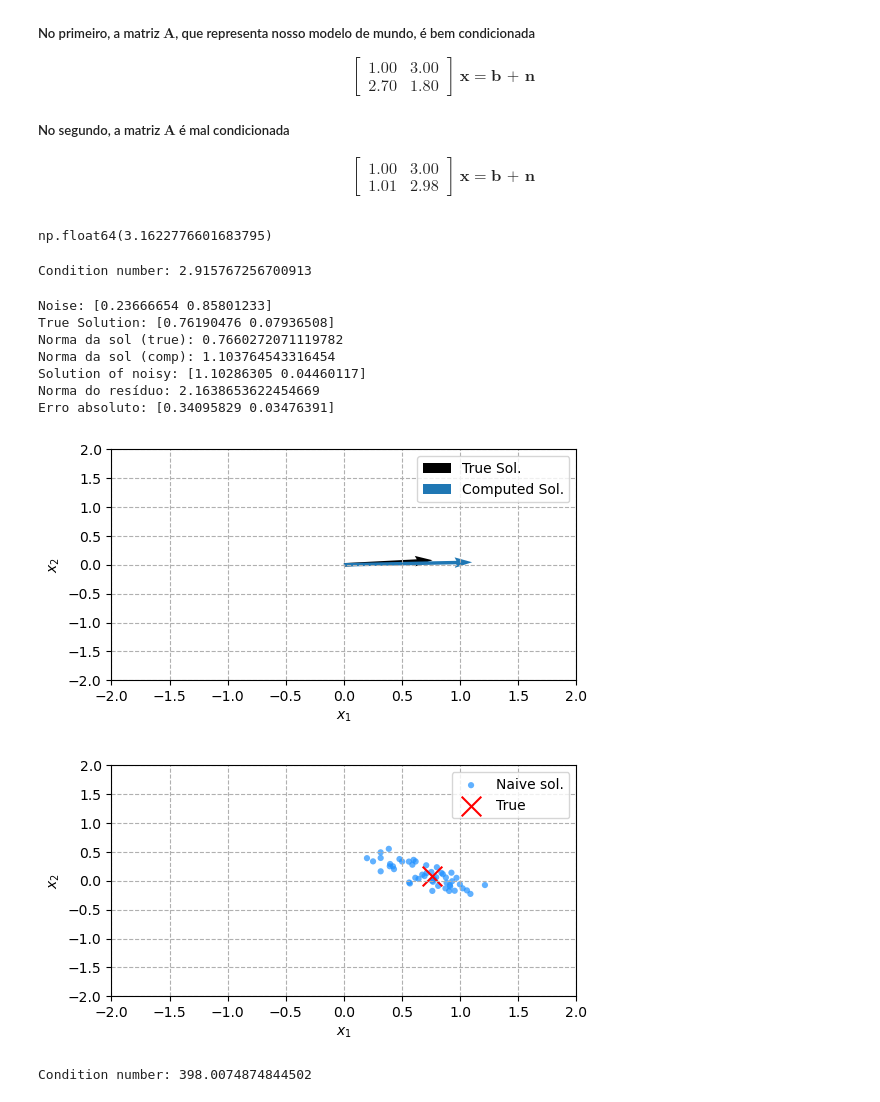
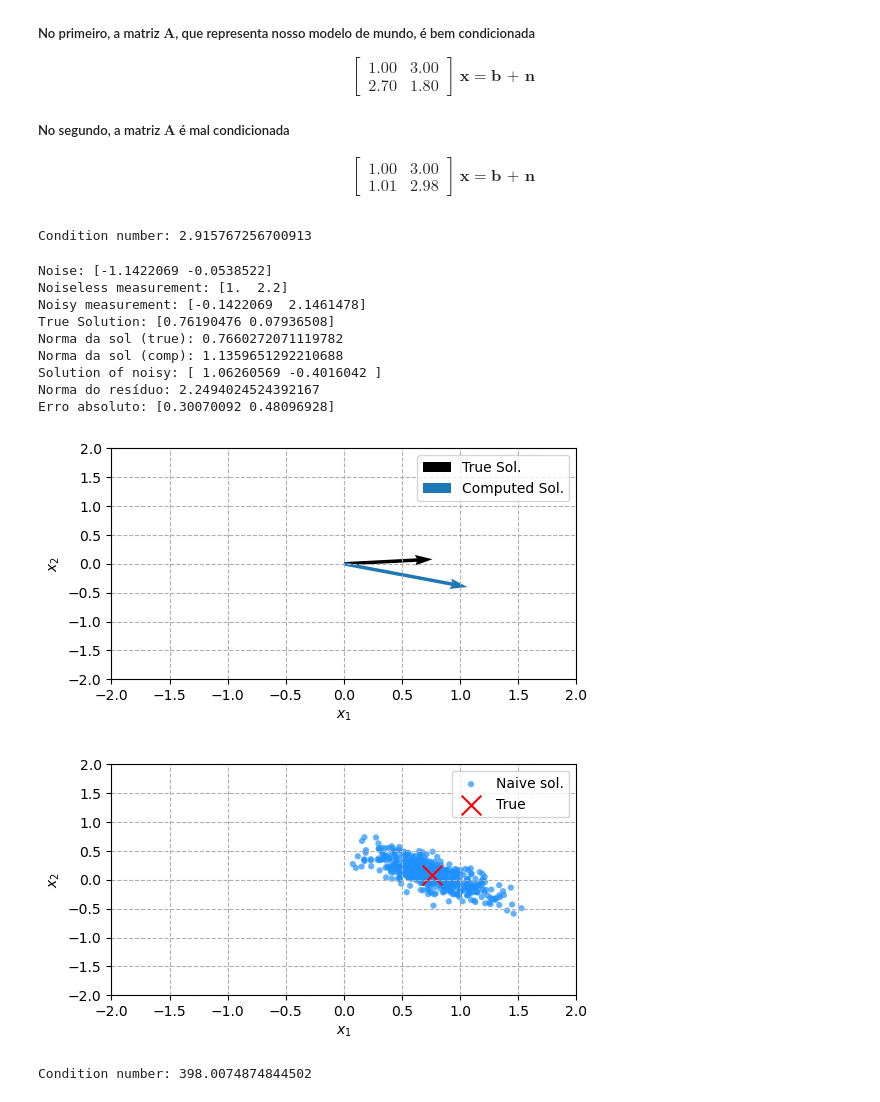
Before and after one commit to eric-brandao/problemas-inversos-discretos, a Jupyter notebook: 3_Matrizes/Matrizes.ipynb, the cells around one changed output. Saved outputs shown, nothing was run; the diff lists cells and outputs as text; code cells hidden in the pictures.

```diff
--- a/3_Matrizes/Matrizes.ipynb
+++ b/3_Matrizes/Matrizes.ipynb
@@ -777,11 +778,6 @@ em que $\textbf{n}$ tem, geralmente, natureza aleatória. Cada vez que medimos,
 \begin{bmatrix} 1.00 & 3.00 \\ 1.01 & 2.98 \end{bmatrix} \ \textbf{x} =
 \textbf{b + n}
 \end{gather}
-# %%
-np.linalg.norm([2.7, 1.8])
-np.linalg.norm([1, 3])
-# %% [output]
-np.float64(3.1622776601683795)
 # %%
 # Model - Caso 1
 A1 = np.array([[1.00, 3.00],[2.70, 1.80]])
@@ -803,6 +799,8 @@ bn = b + n
 # solution
 xn = A1inv @ bn
 print("Noise: {}".format(n))
+print("Noiseless measurement: {}".format(b))
+print("Noisy measurement: {}".format(bn))
 print("True Solution: {}".format(x_true))
 print("Norma da sol (true): {}".format(np.linalg.norm(x_true)))
 print("Norma da sol (comp): {}".format(np.linalg.norm(xn)))
@@ -821,36 +819,38 @@ plt.ylim((-2,2))
 plt.xlabel(r"$x_1$")
 plt.ylabel(r"$x_2$");
 # %% [output]
-Noise: [0.23666654 0.85801233]
+Noise: [-1.1422069 -0.0538522]
+Noiseless measurement: [1.  2.2]
+Noisy measurement: [-0.1422069  2.1461478]
 True Solution: [0.76190476 0.07936508]
 Norma da sol (true): 0.7660272071119782
-Norma da sol (comp): 1.103764543316454
-Solution of noisy: [1.10286305 0.04460117]
-Norma do resíduo: 2.1638653622454669
-Erro absoluto: [0.34095829 0.03476391]
+Norma da sol (comp): 1.1359651292210688
+Solution of noisy: [ 1.06260569 -0.4016042 ]
+Norma do resíduo: 2.2494024524392167
+Erro absoluto: [0.30070092 0.48096928]
-[figure, old version]
+[figure, new version]
 # %%
-n_meas = 50
+n_meas = 500
 xn = np.zeros((x_true.shape[0], n_meas))
 for i in range(n_meas):
     # Noise
     n = np.random.normal(loc = 0.0, scale = 0.5, size = len(b))
     # Noisy measurement
     bn = b + n
     # solution
     xn[:,i] = A1inv @ bn
 
 plt.figure(figsize = (6,3))
 plt.scatter(xn[0,:], xn[1,:], marker = 'o', color = 'dodgerblue', edgecolors = 'none', s = 20, alpha = 0.7, label = 'Naive sol.')
 plt.scatter(x_true[0], x_true[1], marker = 'x', color = 'r', s = 200,  label = 'True')
 plt.legend()
 plt.grid(linestyle = '--')
 plt.xlim((-2,2))
 plt.ylim((-2,2))
 plt.xlabel(r"$x_1$")
 plt.ylabel(r"$x_2$");
 # %% [output]
-[figure, old version]
+[figure, new version]
 # %%
 # Model - Caso 2
 A2 = np.array([[1.00, 3.00],[1.01, 2.98]])
```
Also changed, not shown: parts of 14 cells of this notebook, 1 other file.
